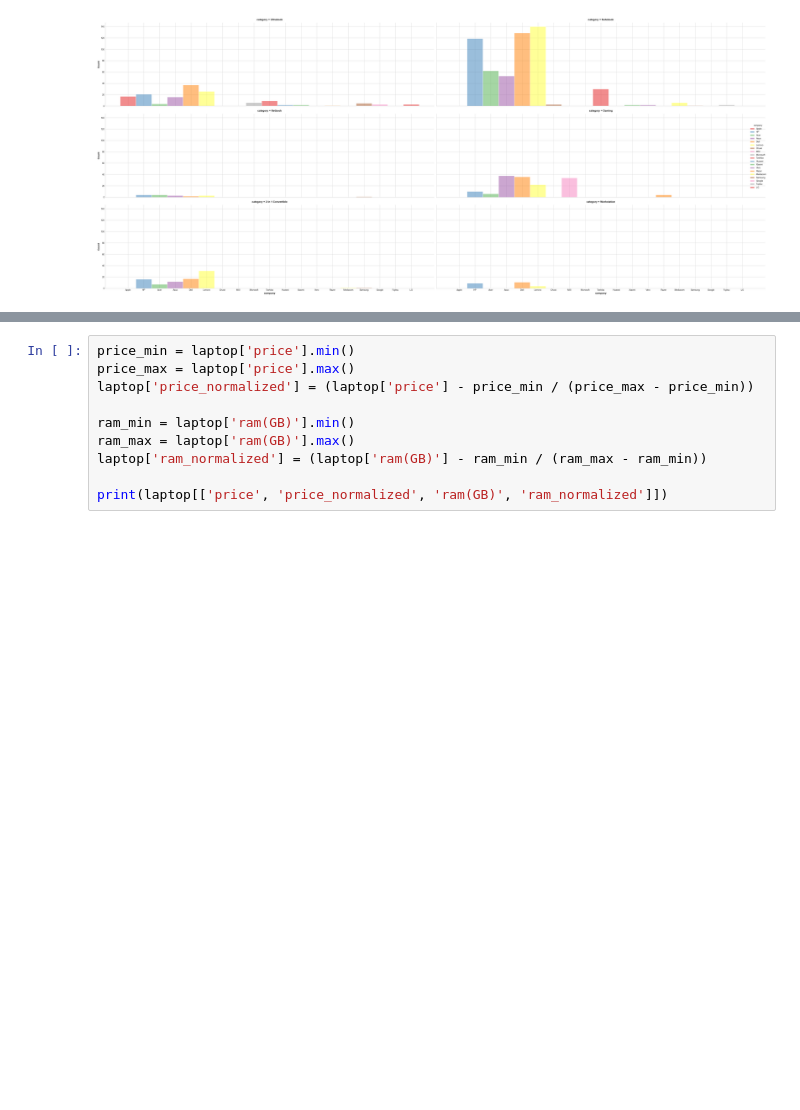
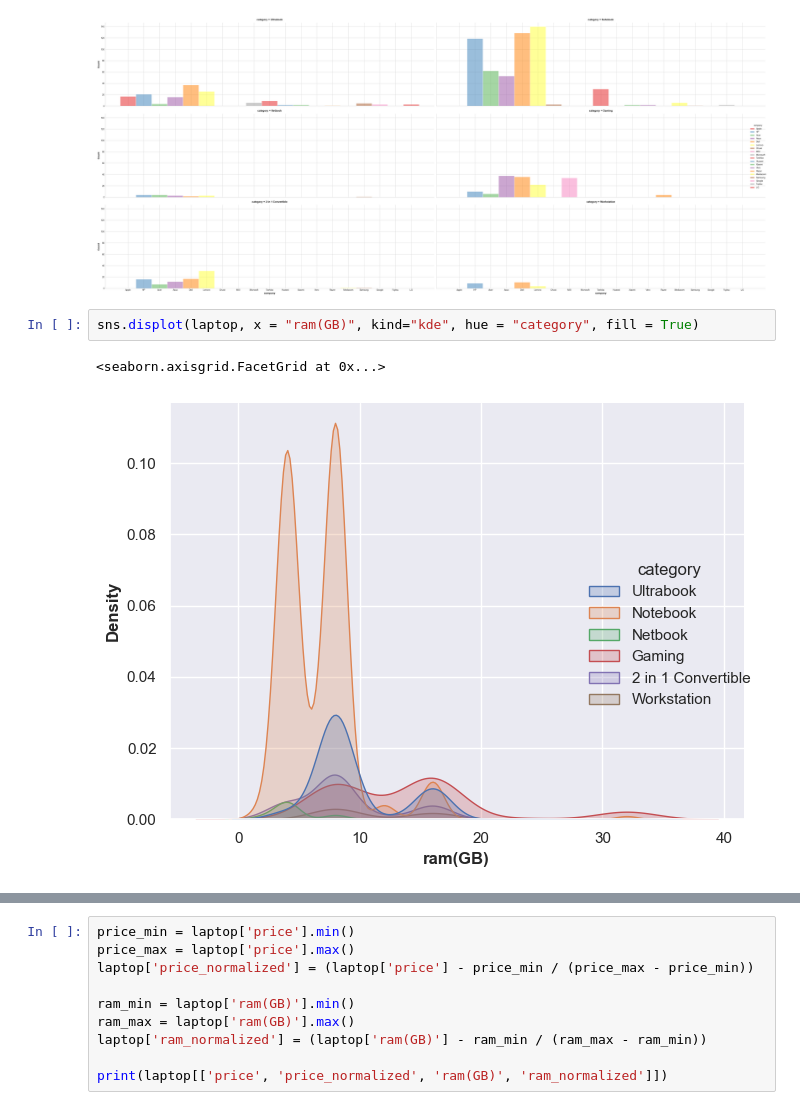
Before and after one commit to indraJuliansyahPutra/Laptop-Price, a Jupyter notebook: visualisasi.ipynb, the cells around one changed output, grey strips where cells are left out. Saved outputs shown, nothing was run; the diff lists cells and outputs as text; blank space fills up the shorter version.

```diff
--- a/visualisasi.ipynb
+++ b/visualisasi.ipynb
@@ -220,3 +220,8 @@ sns.displot(laptop['company'], x = laptop['company'], col=laptop['category'], co
 plt.show()
 # %% [output]
 [figure]
+# %%
+sns.displot(laptop, x = "ram(GB)", kind="kde", hue = "category", fill = True)
+# %% [output]
+<seaborn.axisgrid.FacetGrid at 0x...>
+[figure, added]
```
Also changed, not shown: parts of 7 cells of this notebook.
